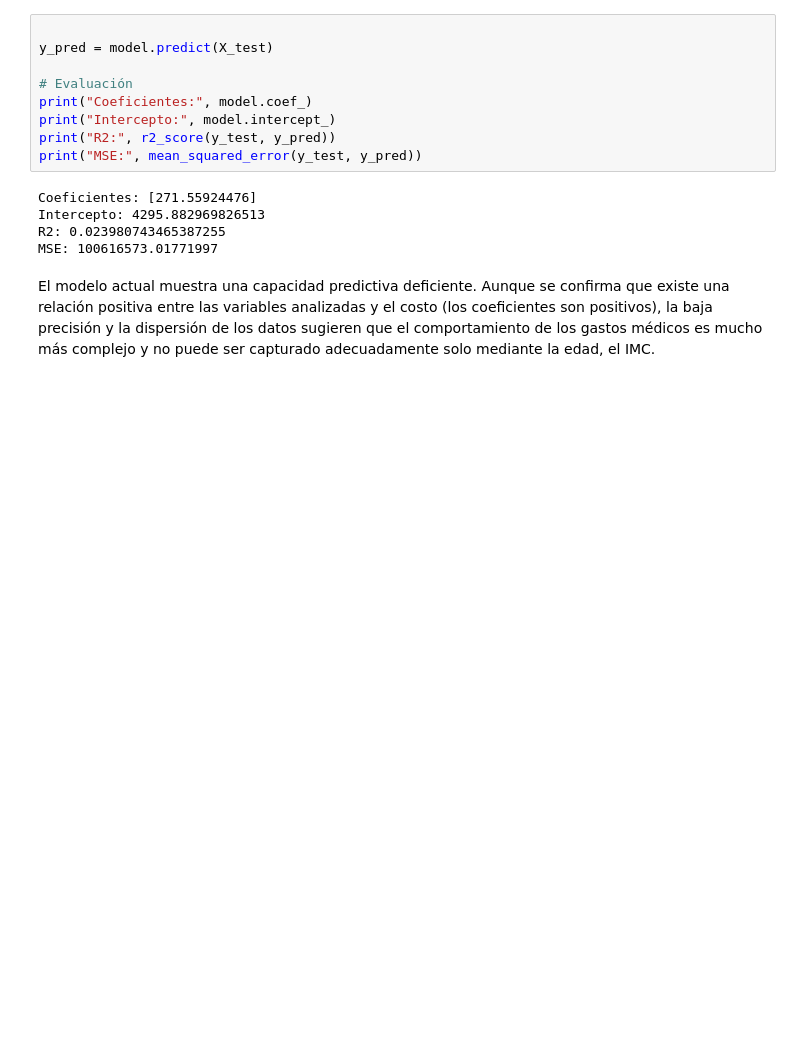
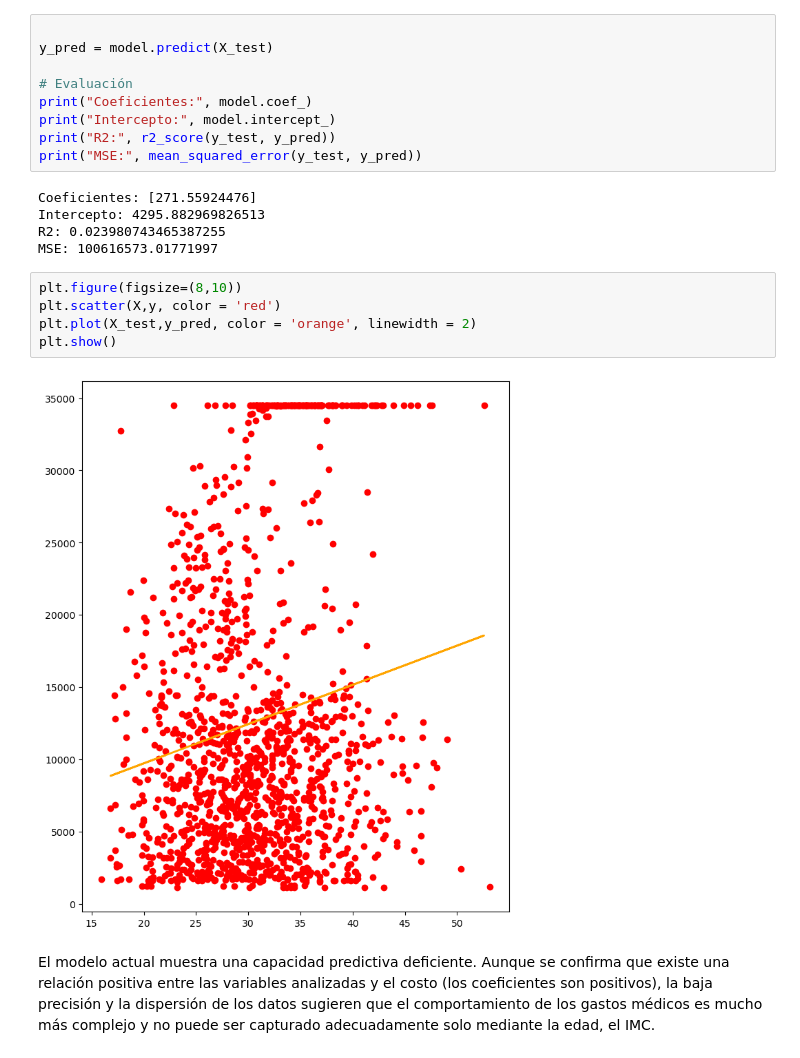
Before and after one commit to DanielAntonioSuber/practica2, a Jupyter notebook: Practica2_.ipynb, the cells around one changed output. Cells and saved outputs as stored; diff of their text form; blank space fills up the shorter version.

```diff
--- a/Practica2_.ipynb
+++ b/Practica2_.ipynb
@@ -349,6 +349,13 @@ Coeficientes: [271.55924476]
 Intercepto: 4295.882969826513
 R2: 0.023980743465387255
 MSE: 100616573.01771997
+# %%
+plt.figure(figsize=(8,10))
+plt.scatter(X,y, color = 'red')
+plt.plot(X_test,y_pred, color = 'orange', linewidth = 2)
+plt.show()
+# %% [output]
+[figure, added]
 # %% [markdown]
 El modelo actual muestra una capacidad predictiva deficiente. Aunque se confirma que existe una relación positiva entre las variables analizadas y el costo (los coeficientes son positivos), la baja precisión y la dispersión de los datos sugieren que el comportamiento de los gastos médicos es mucho más complejo y no puede ser capturado adecuadamente solo mediante la edad, el IMC.
 # %% [markdown]
```
